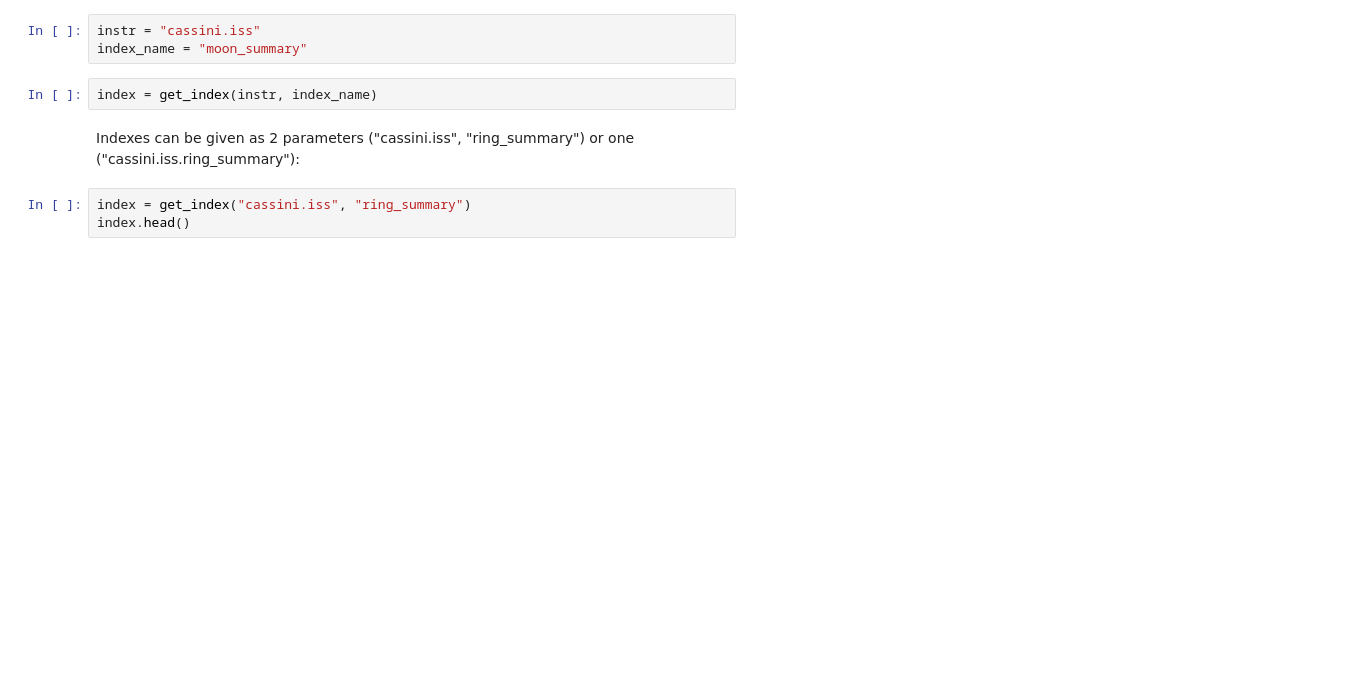
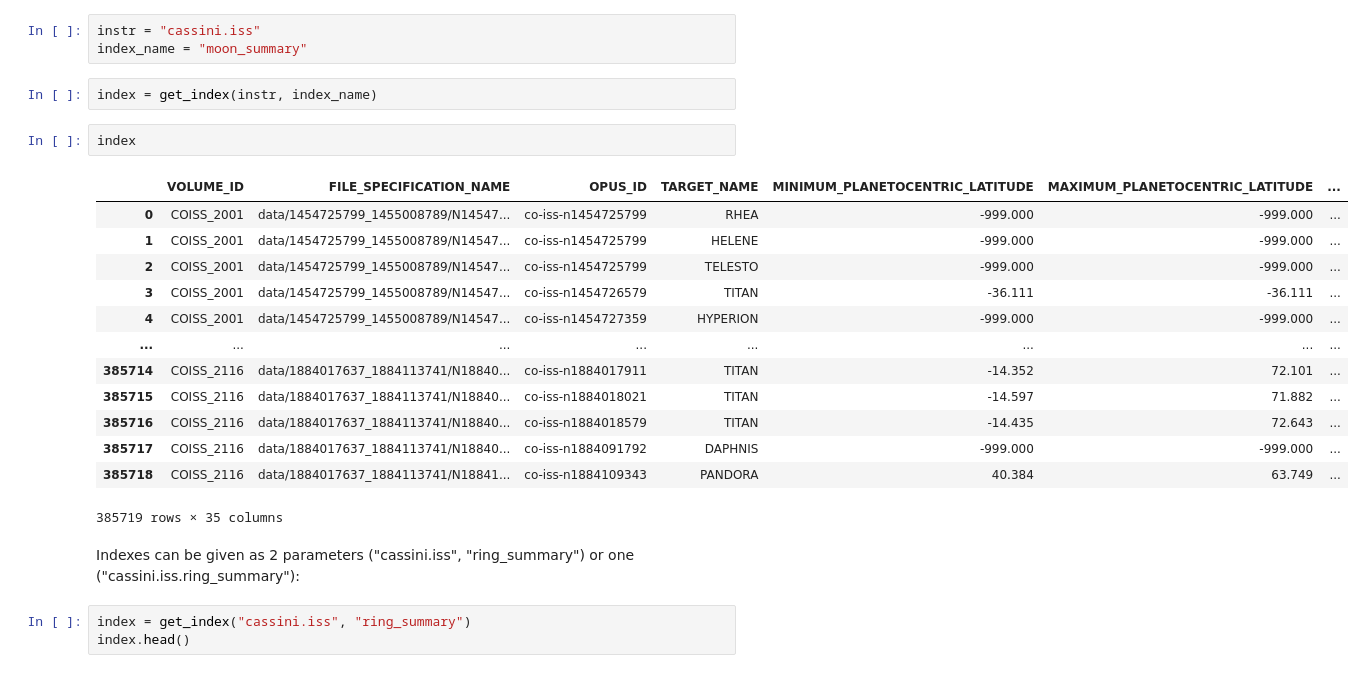
Before and after one commit to michaelaye/nbplanetary, a Jupyter notebook: notebooks/api/02c_pds.apps.ipynb, the cells around one changed output. Saved outputs shown, nothing was run; the diff lists cells and outputs as text; blank space fills up the shorter version.

```diff
--- a/notebooks/api/02c_pds.apps.ipynb
+++ b/notebooks/api/02c_pds.apps.ipynb
@@ -48,6 +48,22 @@ instr = "cassini.iss"
 index_name = "moon_summary"
 # %%
 index = get_index(instr, index_name)
+# %%
+index
+# %% [output]
+|  | VOLUME_ID | FILE_SPECIFICATION_NAME | OPUS_ID | TARGET_NAME | MINIMUM_PLANETOCENTRIC_LATITUDE | MAXIMUM_PLANETOCENTRIC_LATITUDE | ... |
+| 0 | COISS_2001 | data/1454725799_1455008789/N14547... | co-iss-n1454725799 | RHEA | -999.000 | -999.000 | ... |
+| 1 | COISS_2001 | data/1454725799_1455008789/N14547... | co-iss-n1454725799 | HELENE | -999.000 | -999.000 | ... |
+| 2 | COISS_2001 | data/1454725799_1455008789/N14547... | co-iss-n1454725799 | TELESTO | -999.000 | -999.000 | ... |
+| 3 | COISS_2001 | data/1454725799_1455008789/N14547... | co-iss-n1454726579 | TITAN | -36.111 | -36.111 | ... |
+| 4 | COISS_2001 | data/1454725799_1455008789/N14547... | co-iss-n1454727359 | HYPERION | -999.000 | -999.000 | ... |
+| ... | ... | ... | ... | ... | ... | ... | ... |
+| 385714 | COISS_2116 | data/1884017637_1884113741/N18840... | co-iss-n1884017911 | TITAN | -14.352 | 72.101 | ... |
+| 385715 | COISS_2116 | data/1884017637_1884113741/N18840... | co-iss-n1884018021 | TITAN | -14.597 | 71.882 | ... |
+| 385716 | COISS_2116 | data/1884017637_1884113741/N18840... | co-iss-n1884018579 | TITAN | -14.435 | 72.643 | ... |
+| 385717 | COISS_2116 | data/1884017637_1884113741/N18840... | co-iss-n1884091792 | DAPHNIS | -999.000 | -999.000 | ... |
+| 385718 | COISS_2116 | data/1884017637_1884113741/N18841... | co-iss-n1884109343 | PANDORA | 40.384 | 63.749 | ... |
+385719 rows × 35 columns
 # %% [markdown]
 Indexes can be given as 2 parameters ("cassini.iss", "ring_summary") or one ("cassini.iss.ring_summary"):
 # %%
```
Also changed, not shown: 13 other files.
